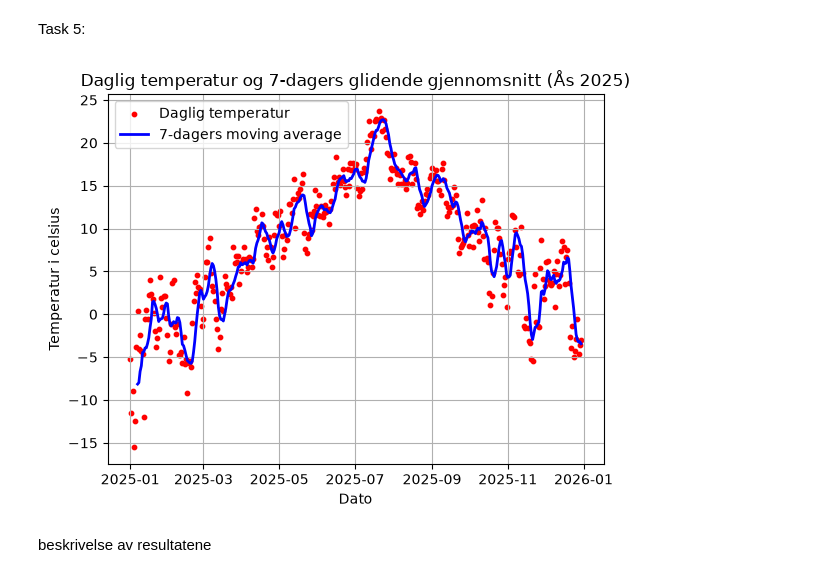
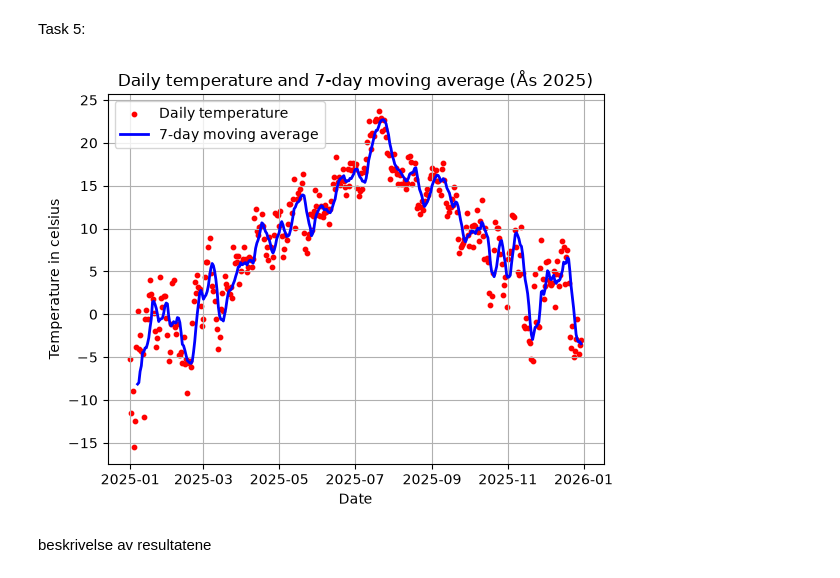
Before and after one commit to kacoew/INF201, a Jupyter notebook: Deliverable 1/Deliverable.ipynb, the cells around one changed output. Saved outputs shown, nothing was run; the diff lists cells and outputs as text; code cells hidden in the pictures.

```diff
--- a/Deliverable 1/Deliverable.ipynb
+++ b/Deliverable 1/Deliverable.ipynb
@@ -298,34 +298,34 @@ Task 5:
 # %%
 def moving_average(df: pd.DataFrame, window: int = 7) -> pd.DataFrame:
     '''
     Calculates a moving average of the temperature over a specified number of days.
     Args:
         df (pd.DataFrame): DataFrame containing 'date' and 'value' columns.
         window (int): Number of days to include in the moving average.
     Returns:
         pd.DataFrame: A copy of the DataFrame with an additional 'moving_avg' column
     '''
     df_ma = df.copy()
     df_ma['moving_avg'] = df_ma['value'].rolling(window=window).mean()
     return df_ma
 
 
 df_temp_ma = moving_average(df_temp, window=7)
 
 
 # Daily temperature as scatter plot
-plt.scatter(df_temp_ma['date'], df_temp_ma['value'], color='red', s=10, label='Daglig temperatur')
+plt.scatter(df_temp_ma['date'], df_temp_ma['value'], color='red', s=10, label='Daily temperature')
 
 # Moving average as line
-plt.plot(df_temp_ma['date'], df_temp_ma['moving_avg'], color='blue', linewidth=2, label='7-dagers moving average')
+plt.plot(df_temp_ma['date'], df_temp_ma['moving_avg'], color='blue', linewidth=2, label='7-day moving average')
 
-plt.title('Daglig temperatur og 7-dagers glidende gjennomsnitt (Ås 2025)')
-plt.xlabel('Dato')
-plt.ylabel('Temperatur i celsius')
+plt.title('Daily temperature and 7-day moving average (Ås 2025)')
+plt.xlabel('Date')
+plt.ylabel('Temperature in celsius')
 plt.legend()
 plt.grid(True)
 plt.show()
 # %% [output]
-[figure, old version]
+[figure, new version]
 # %% [markdown]
 beskrivelse av resultatene
```
